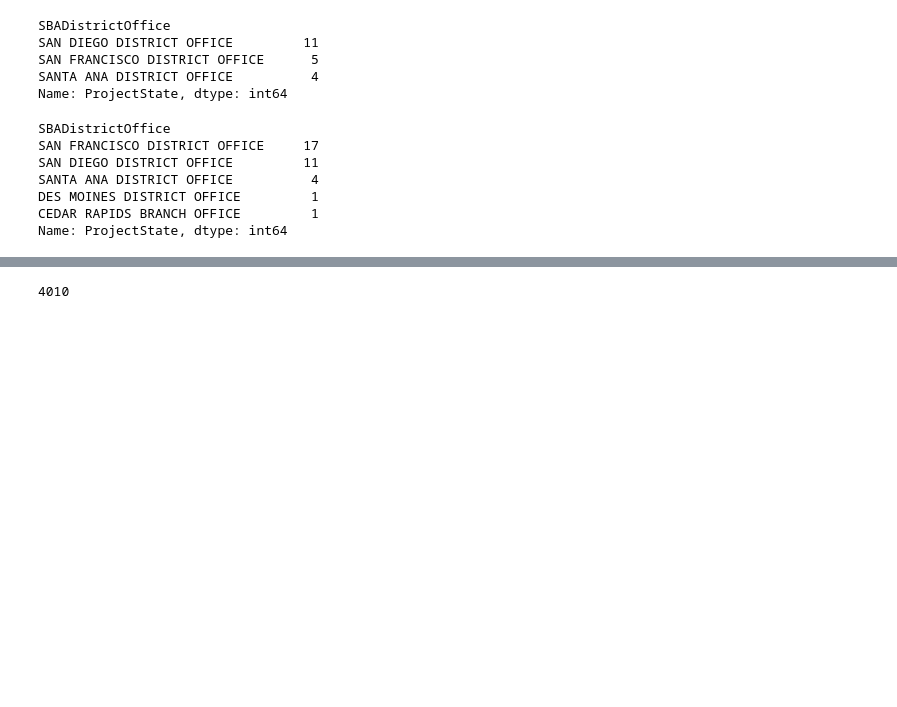
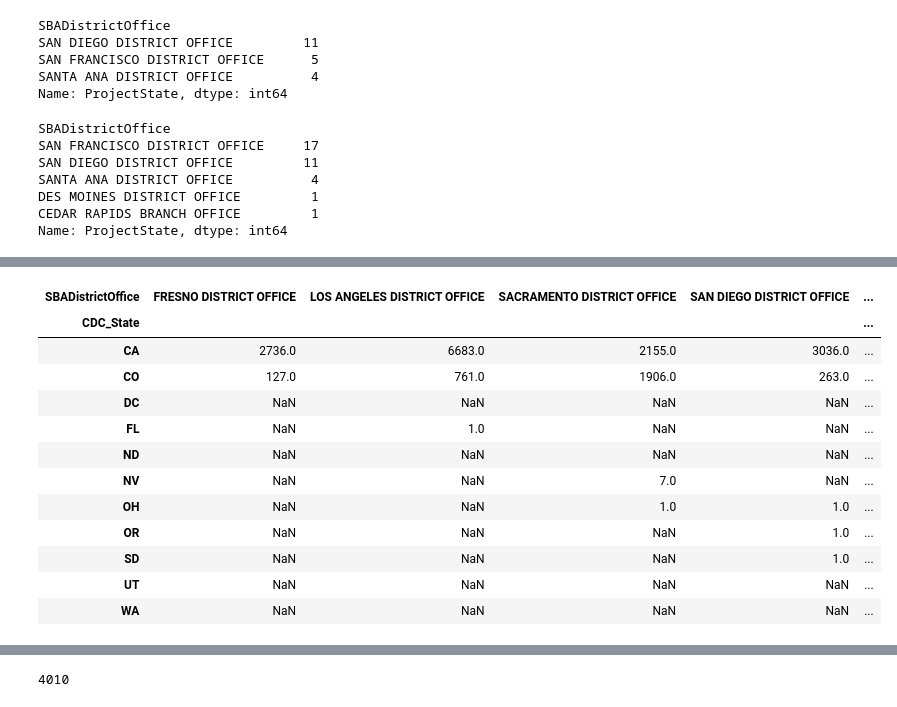
Before and after one commit to blindseth/dadata, a Jupyter notebook: dswg-sba/sba1.ipynb, the cells around one changed output, grey strips where cells are left out. Cells and saved outputs as stored; diff of their text form; code cells hidden in the pictures; blank space fills up the shorter version.

```diff
--- a/dswg-sba/sba1.ipynb
+++ b/dswg-sba/sba1.ipynb
@@ -193,0 +159,19 @@ TypeError: 'numpy.int64' object is not callable
+# %%
+# Pivot - Program count for CA based & borrowing projects by SBA office & CDC state
+
+SBA_504[(SBA_504.BorrState=='CA') & (SBA_504.ProjectState=='CA')].pivot_table('Program',index='CDC_State',
+    columns='SBADistrictOffice',aggfunc='count') #.sort_values(by='Project',ascending=False).head(10)
+# %% [output]
+| SBADistrictOffice | FRESNO DISTRICT OFFICE | LOS ANGELES DISTRICT OFFICE | SACRAMENTO DISTRICT OFFICE | SAN DIEGO DISTRICT OFFICE | ... |
+| CDC_State |  |  |  |  | ... |
+| CA | 2736.0 | 6683.0 | 2155.0 | 3036.0 | ... |
+| CO | 127.0 | 761.0 | 1906.0 | 263.0 | ... |
+| DC | NaN | NaN | NaN | NaN | ... |
+| FL | NaN | 1.0 | NaN | NaN | ... |
+| ND | NaN | NaN | NaN | NaN | ... |
+| NV | NaN | NaN | 7.0 | NaN | ... |
+| OH | NaN | NaN | 1.0 | 1.0 | ... |
+| OR | NaN | NaN | NaN | 1.0 | ... |
+| SD | NaN | NaN | NaN | 1.0 | ... |
+| UT | NaN | NaN | NaN | NaN | ... |
+| WA | NaN | NaN | NaN | NaN | ... |
```
Also changed, not shown: parts of 15 cells of this notebook.
